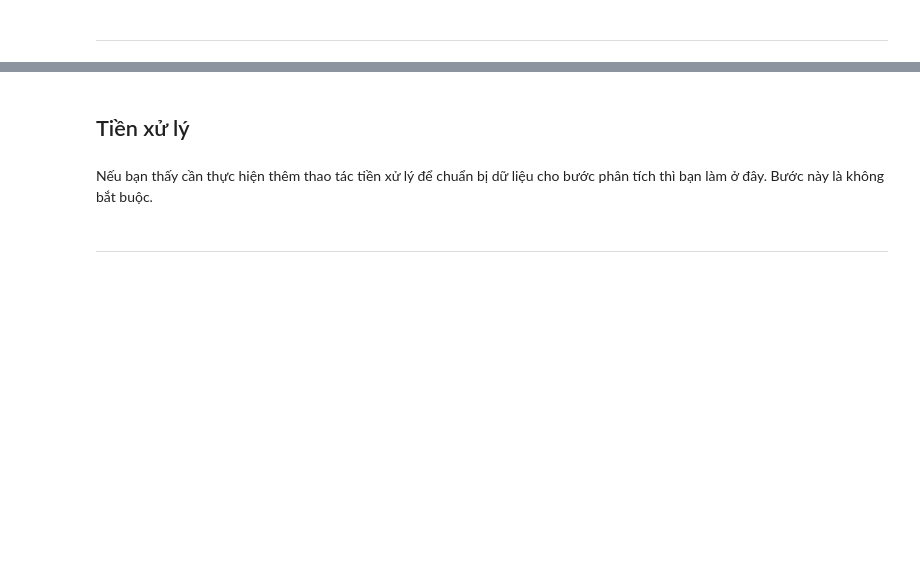
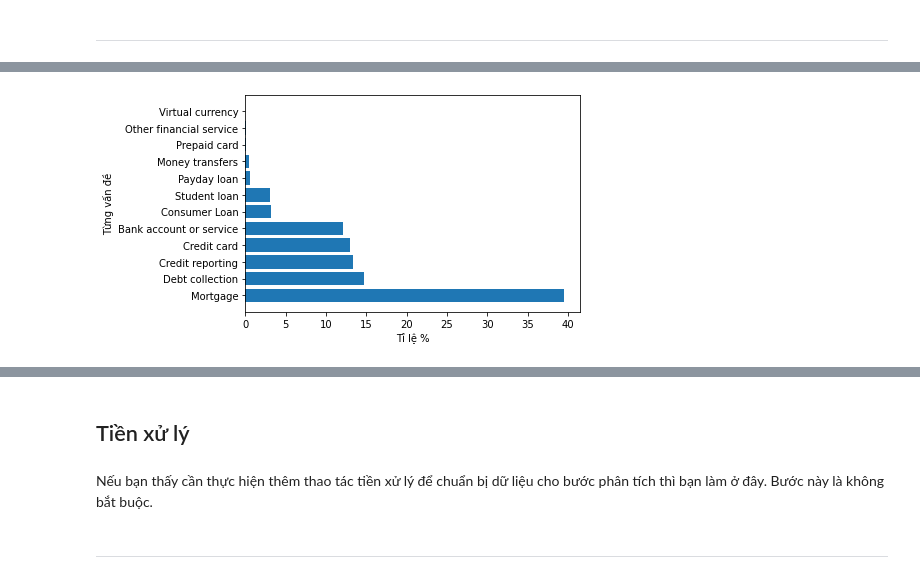
Before and after one commit to RaitoRyuWorker/Programing-for-Data-Science-Final-Project, a Jupyter notebook: DoAnCuoiKy.ipynb, the cells around one changed output, grey strips where cells are left out. Drawn from its saved outputs; the diff is of its cells as text; code cells hidden in the pictures; blank space fills up the shorter version.

```diff
--- a/DoAnCuoiKy.ipynb
+++ b/DoAnCuoiKy.ipynb
@@ -219,0 +225,15 @@ Một platform được xem là được yêu thích nếu một người đã d
+# %%
+lap_1 = [2011,2012,2013,2014] # giai đọan 2011-2014
+lap_2 = [2015,2016,2017,2018] # giai đọan 2015-2018
+lap_3 = [2019,2020,2021] # giai đoạn 2019-2021
+
+df_lap_1 = df[df['Date received'].dt.year.isin(lap_1)]['Product'].value_counts(normalize=True,dropna=False) * 100
+df_lap_2 = df[df['Date received'].dt.year.isin(lap_2)]['Product'].value_counts(normalize=True,dropna=False) * 100
+df_lap_3 = df[df['Date received'].dt.year.isin(lap_3)]['Product'].value_counts(normalize=True,dropna=False) * 100
+# %%
+plt.barh(df_lap_1.index, df_lap_1.values)
+plt.xlabel('Tỉ lệ %')
+plt.ylabel('Từng vấn đề')
+plt.show()
+# %% [output]
+[figure, added]
```
Also changed, not shown: parts of 12 cells of this notebook.
